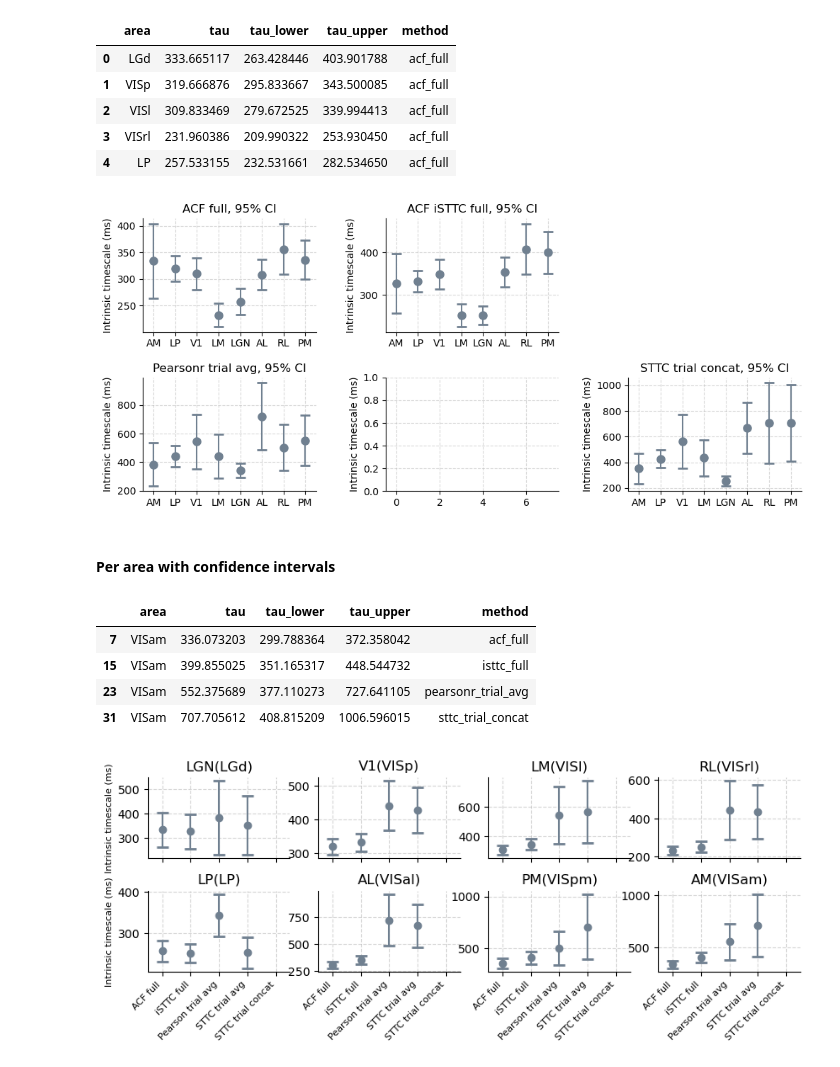
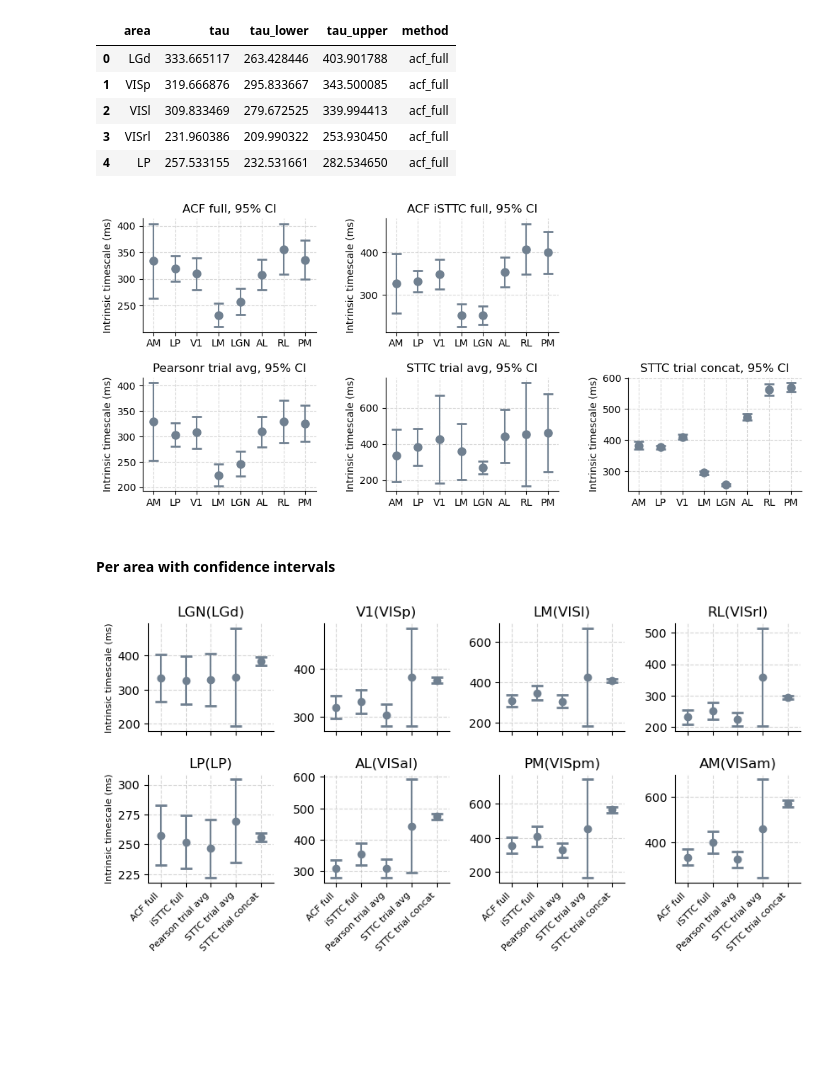
Before and after one commit to iinnpp/isttc, a Jupyter notebook: notebooks/mice/calculate_and_plot_tau_per_area.ipynb, the cells around one changed output. Cells and saved outputs as stored; diff of their text form; code cells hidden in the pictures; blank space fills up the shorter version.

```diff
--- a/notebooks/mice/calculate_and_plot_tau_per_area.ipynb
+++ b/notebooks/mice/calculate_and_plot_tau_per_area.ipynb
@@ -113,0 +105,16 @@ sttc_trial_concat_acf_df.head()
+# %%
+with open(dataset_folder + 'non_binned\\acf\\sttc_trial_concat_50ms_20lags_dict.pkl', "rb") as f:
+    sttc_trial_concat_dict = pickle.load(f)
+print(f'N signals in sttc_trial_avg_dict {len(sttc_trial_concat_dict)}')
+
+# for trial based get acf per unit (in dict acf per trials are stored)
+unit_id_l = []
+sttc_trial_concat_acf_l = []
+for k,v in sttc_trial_concat_dict.items():
+    #print(f'Unit {k}...')
+    unit_id_l.append([k] * 100)
+    sttc_trial_concat_acf_l.append(v['acf'])
+
+sttc_trial_concat_acf_df = pd.DataFrame(np.vstack(sttc_trial_concat_acf_l), columns=acf_cols[:-1])
+sttc_trial_concat_acf_df.insert(0, 'unit_id', np.hstack(unit_id_l))
+sttc_trial_concat_acf_df = pd.merge(sttc_trial_concat_acf_df, units_info_df_subset, on='unit_id', how='left')
@@ -278,8 +295,8 @@ brain_areas_names = ['LGN', 'V1', 'LM', 'RL', 'LP', 'AL', 'PM', 'AM']
 # %% [markdown]
 #### Plot ACFs - individual acfs and area fit
 # %%
-def plot_area_method(ax_, area_dict_, area_2d_, t_, color_):
-    plot_label = f"ACF full: {np.round(area_dict_['tau_ms'], 1)} ms, CI [{np.round(area_dict_['tau_lower_ms'], 1)},{np.round(
+def plot_area_method(ax_, area_dict_, area_2d_, t_, method_, color_):
+    plot_label = f"{method_}:\n{np.round(area_dict_['tau_ms'], 1)} ms, CI [{np.round(area_dict_['tau_lower_ms'], 1)},{np.round(
         area_dict_['tau_upper_ms'],1)}] \n (n={area_2d_.shape[0]}, R-squared={np.round(area_dict_['fit_r_squared'], 3)})"
 
     if not np.isnan(area_dict_['tau_ms']):
@@ -288,5 +305,5 @@ def plot_area_method(ax_, area_dict_, area_2d_, t_, color_):
     for ii in range(area_2d_.shape[0]):
         ax_.plot(t_, area_2d_[ii, 1:], lw=0.2, color=color_, alpha=0.05)
 
-    ax_.set_title(plot_label, fontsize=6, y=1.05)
+    ax_.set_title(plot_label, fontsize=8, y=1.05)
 # %%
@@ -358,8 +381,7 @@ def get_plot_df(acf_dict, areas, method):
 acf_full_plot_df = get_plot_df(acf_full_taus_dict, brain_areas_axes_ticks, 'acf_full')
 acf_isttc_full_plot_df = get_plot_df(acf_isttc_full_taus_dict, brain_areas_axes_ticks, 'isttc_full')
 pearsonr_trial_avg_plot_df = get_plot_df(acf_pearsonr_trial_avg_taus_dict, brain_areas_axes_ticks, 'pearsonr_trial_avg')
-#sttc_trial_avg_plot_df = get_plot_df(acf_sttc_trial_avg_taus_dict, brain_areas_axes_ticks, 'sttc_trial_avg')
-sttc_trial_avg_plot_df = pd.DataFrame()
+sttc_trial_avg_plot_df = get_plot_df(acf_sttc_trial_avg_taus_dict, brain_areas_axes_ticks, 'sttc_trial_avg')
 sttc_trial_concat_plot_df = get_plot_df(acf_sttc_trial_concat_taus_dict, brain_areas_axes_ticks, 'sttc_trial_concat')
 
 plot_df_concat = pd.concat([acf_full_plot_df, acf_isttc_full_plot_df, pearsonr_trial_avg_plot_df, sttc_trial_avg_plot_df, sttc_trial_concat_plot_df])
@@ -379,8 +401,8 @@ acf_isttc_full_error_bars = [acf_isttc_full_plot_df['tau'].values - acf_isttc_fu
                        acf_isttc_full_plot_df['tau_upper'].values - acf_isttc_full_plot_df['tau'].values ]
 pearsonr_trial_avg_full_error_bars = [pearsonr_trial_avg_plot_df['tau'].values - pearsonr_trial_avg_plot_df['tau_lower'].values,
                        pearsonr_trial_avg_plot_df['tau_upper'].values - pearsonr_trial_avg_plot_df['tau'].values ]
-# sttc_trial_avg_full_error_bars = [sttc_trial_avg_plot_df['tau'].values - sttc_trial_avg_plot_df['tau_lower'].values,
-#                        sttc_trial_avg_plot_df['tau_upper'].values - sttc_trial_avg_plot_df['tau'].values ]
+sttc_trial_avg_full_error_bars = [sttc_trial_avg_plot_df['tau'].values - sttc_trial_avg_plot_df['tau_lower'].values,
+                       sttc_trial_avg_plot_df['tau_upper'].values - sttc_trial_avg_plot_df['tau'].values ]
 sttc_trial_concat_full_error_bars = [sttc_trial_concat_plot_df['tau'].values - sttc_trial_concat_plot_df['tau_lower'].values,
                        sttc_trial_concat_plot_df['tau_upper'].values - sttc_trial_concat_plot_df['tau'].values ]
 
@@ -410,12 +432,12 @@ axes[1,0].set_title('Pearsonr trial avg, 95% CI')
 axes[1,0].set_xticks(brain_areas_axes_ticks)
 axes[1,0].set_xticklabels(brain_areas_names)
 
-# for i, (cond, tau, err_low, err_high) in enumerate(zip(brain_areas, sttc_trial_avg_plot_df['tau'].values,
-#                                                        sttc_trial_avg_full_error_bars[0], sttc_trial_avg_full_error_bars[1])):
-#     axes[1,1].errorbar(cond, tau, yerr=[[err_low], [err_high]], fmt='o', capsize=5, capthick=2, markersize=8, color='slategray')
-# axes[1,1].set_title('STTC trial avg, 95% CI')
-# axes[1,1].set_xticks(brain_areas_axes_ticks)
-# axes[1,1].set_xticklabels(brain_areas_names)
+for i, (cond, tau, err_low, err_high) in enumerate(zip(brain_areas, sttc_trial_avg_plot_df['tau'].values,
+                                                       sttc_trial_avg_full_error_bars[0], sttc_trial_avg_full_error_bars[1])):
+    axes[1,1].errorbar(cond, tau, yerr=[[err_low], [err_high]], fmt='o', capsize=5, capthick=2, markersize=8, color='slategray')
+axes[1,1].set_title('STTC trial avg, 95% CI')
+axes[1,1].set_xticks(brain_areas_axes_ticks)
+axes[1,1].set_xticklabels(brain_areas_names)
 
 for i, (cond, tau, err_low, err_high) in enumerate(zip(brain_areas, sttc_trial_concat_plot_df['tau'].values,
                                                        sttc_trial_concat_full_error_bars[0], sttc_trial_concat_full_error_bars[1])):
@@ -438,7 +460,7 @@ if save_fig:
     fig.savefig(fig_folder + 'tau_per_area_5methods_plot_per_method.png', bbox_inches='tight', dpi=300)
     fig.savefig(fig_folder + 'tau_per_area_5methods_plot_per_method.svg', bbox_inches='tight')
 # %% [output]
-[figure, old version]
+[figure, new version]
 # %% [markdown]
 #### Per area with confidence intervals
 # %%
@@ -454,17 +476,9 @@ def get_brain_area_df(plot_df_all_areas, area):
                        area_df_ordered['tau_upper'].values - area_df_ordered['tau'].values]
 
     return area_df_ordered, acf_full_error_bars
-# %%
-area_df_ordered
-# %% [output]
-|  | area | tau | tau_lower | tau_upper | method |
-| 7 | VISam | 336.073203 | 299.788364 | 372.358042 | acf_full |
-| 15 | VISam | 399.855025 | 351.165317 | 448.544732 | isttc_full |
-| 23 | VISam | 552.375689 | 377.110273 | 727.641105 | pearsonr_trial_avg |
-| 31 | VISam | 707.705612 | 408.815209 | 1006.596015 | sttc_trial_concat |
 # %%
-fig, axes = plt.subplots(2, 4, figsize=(10, 3), sharey=False)
-plt.subplots_adjust(hspace=0.4, wspace=0.2)
+fig, axes = plt.subplots(2, 4, figsize=(10, 4), sharey=False)
+plt.subplots_adjust(hspace=0.4, wspace=0.4)
 
 for i in range(4):
     area_df_ordered, error_bars = get_brain_area_df(plot_df_concat, brain_areas_axes_ticks[i])
@@ -475,31 +489,31 @@ for i in range(4):
 
 for i in range(4, 8):
     area_df_ordered, error_bars = get_brain_area_df(plot_df_concat, brain_areas_axes_ticks[i])
     for jj, (cond, tau, err_low, err_high) in enumerate(zip(methods, area_df_ordered['tau'].values,
                                                            error_bars[0], error_bars[1])):
         axes[1,i-4].errorbar(cond, tau, yerr=[[err_low], [err_high]], fmt='o', capsize=5, capthick=2, markersize=6, color='slategray')
         axes[1,i-4].set_title(f'{brain_areas_names[i]}({brain_areas_axes_ticks[i]})')
 
 axes[0,0].set_ylabel('Intrinsic timescale (ms)', fontsize=8)
 axes[1,0].set_ylabel('Intrinsic timescale (ms)', fontsize=8)
 
 for ax in axes.flat:
     ax.grid(True, linestyle='--', alpha=0.5)
     ax.set_xticks(['acf_full', 'isttc_full', 'pearsonr_trial_avg','sttc_trial_avg', 'sttc_trial_concat'])
     ax.set_xticklabels([])
     ax.set_xlim([-0.5, 4.5])
 
 for ax in axes.flat[4:]:
     ax.set_xticks(['acf_full', 'isttc_full', 'pearsonr_trial_avg','sttc_trial_avg', 'sttc_trial_concat'])
     ax.set_xticklabels(['ACF full', 'iSTTC full', 'Pearson trial avg', 'STTC trial avg', 'STTC trial concat'],
                        rotation=45, ha='right', fontsize=8)
 
 #plt.subplots_adjust(left=.5)
 
 sns.despine()
 
 if save_fig:
     fig.savefig(fig_folder + 'tau_per_area_5methods.png', bbox_inches='tight', dpi=300)
     fig.savefig(fig_folder + 'tau_per_area_5methods.svg', bbox_inches='tight')
 # %% [output]
-[figure, old version]
+[figure, new version]
```
Also changed, not shown: parts of 16 cells of this notebook, 2 other files.
